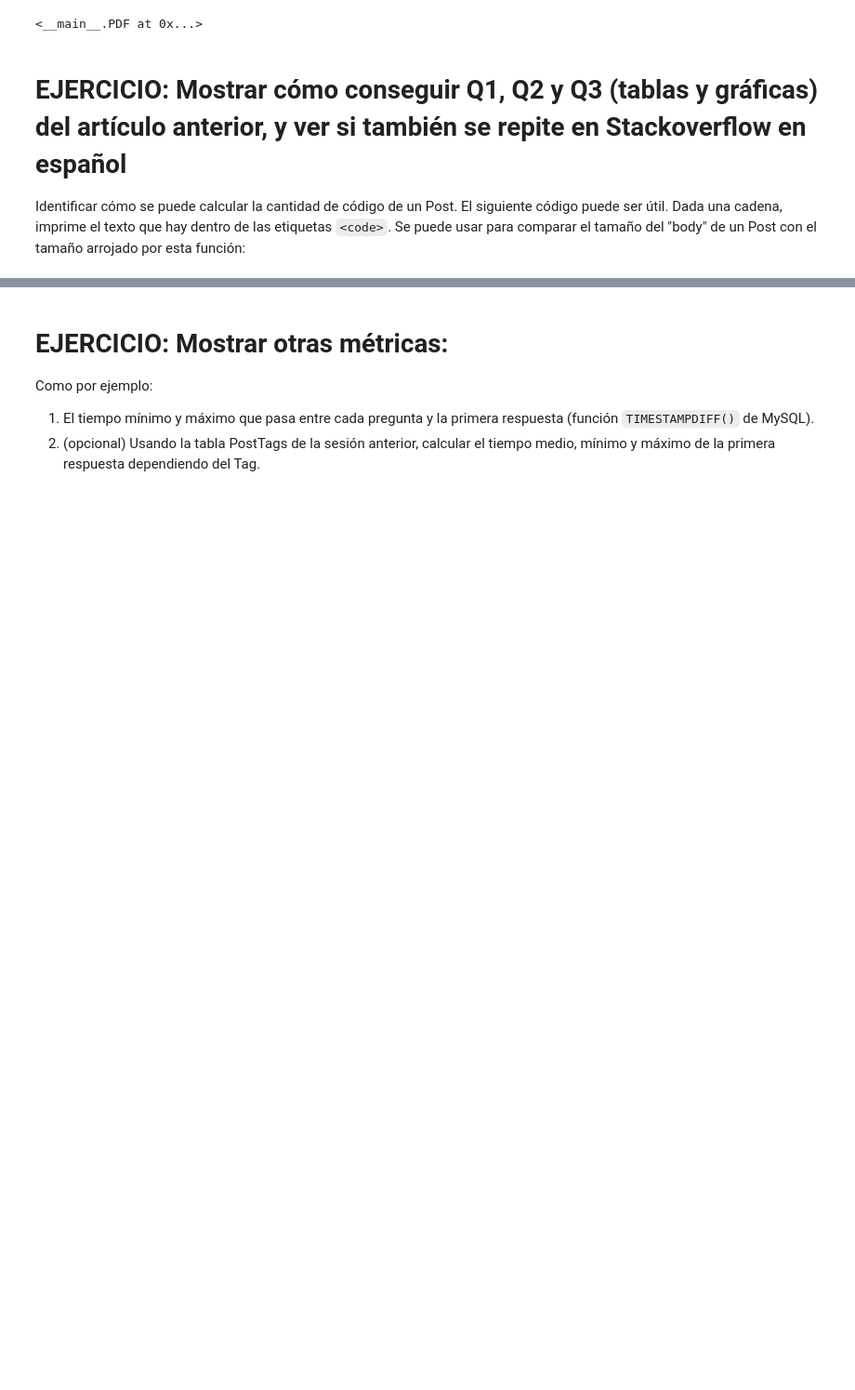
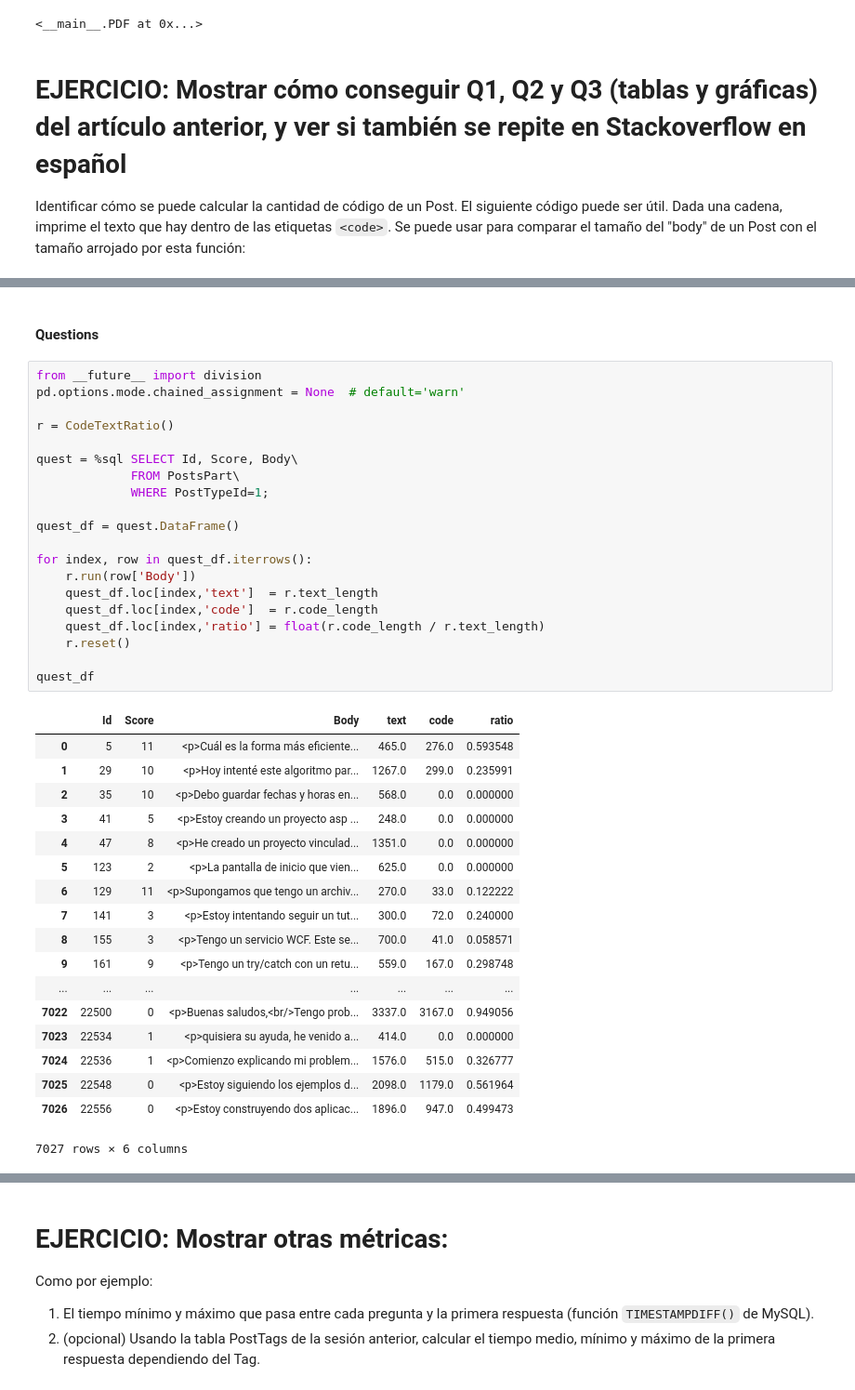
Before and after one commit to JavierCVilla/Master-bgde, a Jupyter notebook: sesion2/sesion2.ipynb, the cells around one changed output, grey strips where cells are left out. Shown at 93% size. Saved outputs shown, nothing was run; the diff lists cells and outputs as text; blank space fills up the shorter version.

```diff
--- a/sesion2/sesion2.ipynb
+++ b/sesion2/sesion2.ipynb
@@ -855,0 +892,41 @@ print c.code_length
+# %% [markdown]
+#### Questions
+# %%
+from __future__ import division
+pd.options.mode.chained_assignment = None  # default='warn'
+
+r = CodeTextRatio()
+
+quest = %sql SELECT Id, Score, Body\
+             FROM PostsPart\
+             WHERE PostTypeId=1;
+
+quest_df = quest.DataFrame()
+
+for index, row in quest_df.iterrows():
+    r.run(row['Body'])
+    quest_df.loc[index,'text']  = r.text_length
+    quest_df.loc[index,'code']  = r.code_length
+    quest_df.loc[index,'ratio'] = float(r.code_length / r.text_length)
+    r.reset()
+
+quest_df
+# %% [output]
+|  | Id | Score | Body | text | code | ratio |
+| 0 | 5 | 11 | <p>Cuál es la forma más eficiente... | 465.0 | 276.0 | 0.593548 |
+| 1 | 29 | 10 | <p>Hoy intenté este algoritmo par... | 1267.0 | 299.0 | 0.235991 |
+| 2 | 35 | 10 | <p>Debo guardar fechas y horas en... | 568.0 | 0.0 | 0.000000 |
+| 3 | 41 | 5 | <p>Estoy creando un proyecto asp ... | 248.0 | 0.0 | 0.000000 |
+| 4 | 47 | 8 | <p>He creado un proyecto vinculad... | 1351.0 | 0.0 | 0.000000 |
+| 5 | 123 | 2 | <p>La pantalla de inicio que vien... | 625.0 | 0.0 | 0.000000 |
+| 6 | 129 | 11 | <p>Supongamos que tengo un archiv... | 270.0 | 33.0 | 0.122222 |
+| 7 | 141 | 3 | <p>Estoy intentando seguir un tut... | 300.0 | 72.0 | 0.240000 |
+| 8 | 155 | 3 | <p>Tengo un servicio WCF. Este se... | 700.0 | 41.0 | 0.058571 |
+| 9 | 161 | 9 | <p>Tengo un try/catch con un retu... | 559.0 | 167.0 | 0.298748 |
+| ... | ... | ... | ... | ... | ... | ... |
+| 7022 | 22500 | 0 | <p>Buenas saludos,<br/>Tengo prob... | 3337.0 | 3167.0 | 0.949056 |
+| 7023 | 22534 | 1 | <p>quisiera su ayuda, he venido a... | 414.0 | 0.0 | 0.000000 |
+| 7024 | 22536 | 1 | <p>Comienzo explicando mi problem... | 1576.0 | 515.0 | 0.326777 |
+| 7025 | 22548 | 0 | <p>Estoy siguiendo los ejemplos d... | 2098.0 | 1179.0 | 0.561964 |
+| 7026 | 22556 | 0 | <p>Estoy construyendo dos aplicac... | 1896.0 | 947.0 | 0.499473 |
+7027 rows × 6 columns
```
Also changed, not shown: parts of 10 cells of this notebook.
